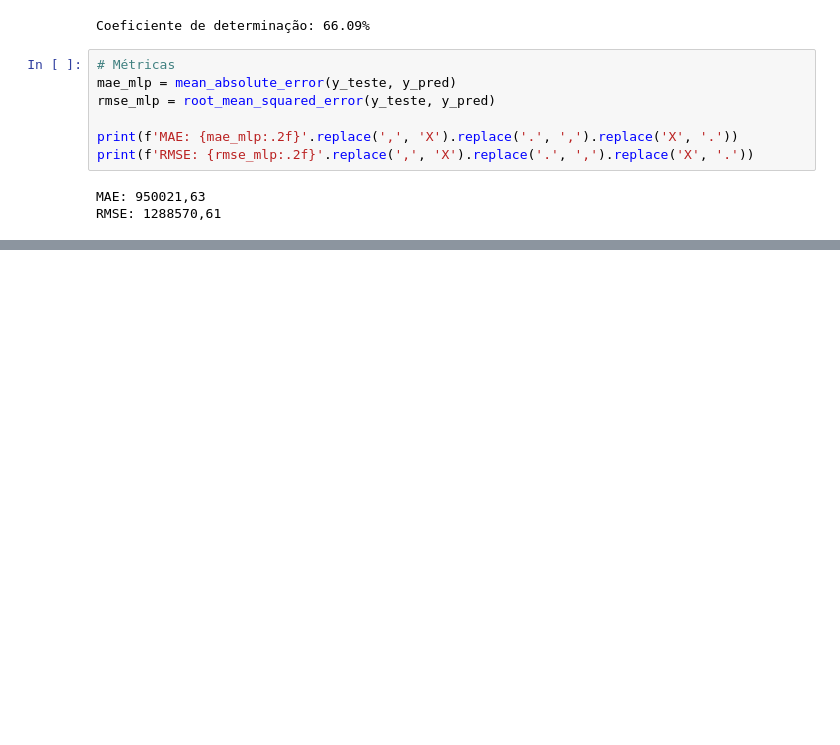
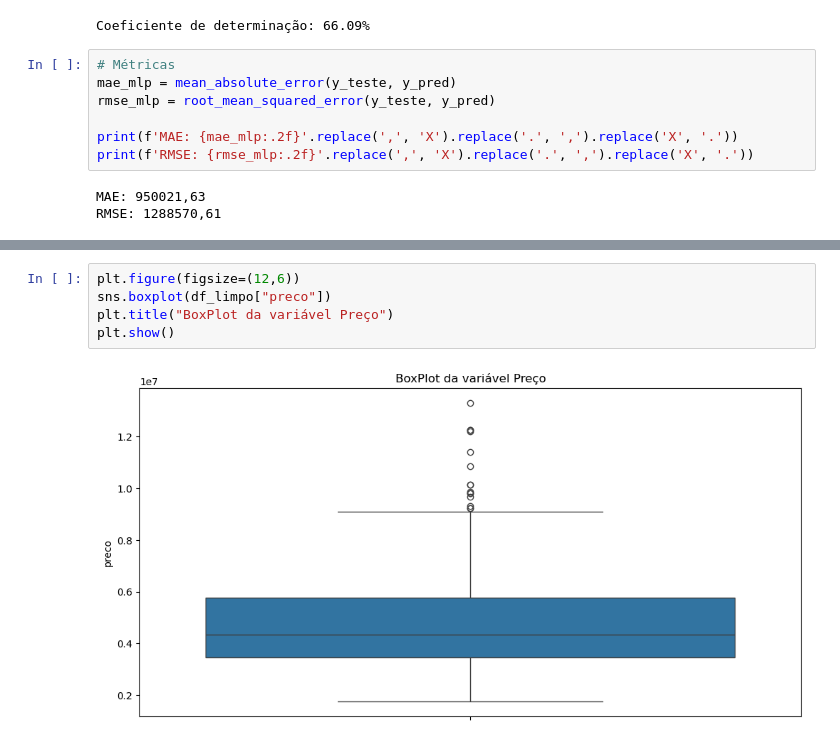
Before and after one commit to hugogsmendes/Houses-prediction, a Jupyter notebook: models_ml/model_mlp.ipynb, the cells around one changed output, grey strips where cells are left out. Saved outputs shown, nothing was run; the diff lists cells and outputs as text; blank space fills up the shorter version.

```diff
--- a/models_ml/model_mlp.ipynb
+++ b/models_ml/model_mlp.ipynb
@@ -127,0 +163,7 @@ RMSE: 1288570,61
+# %%
+plt.figure(figsize=(12,6))
+sns.boxplot(df_limpo["preco"])
+plt.title("BoxPlot da variável Preço")
+plt.show()
+# %% [output]
+[figure, added]
```
Also changed, not shown: parts of 27 cells of this notebook.
